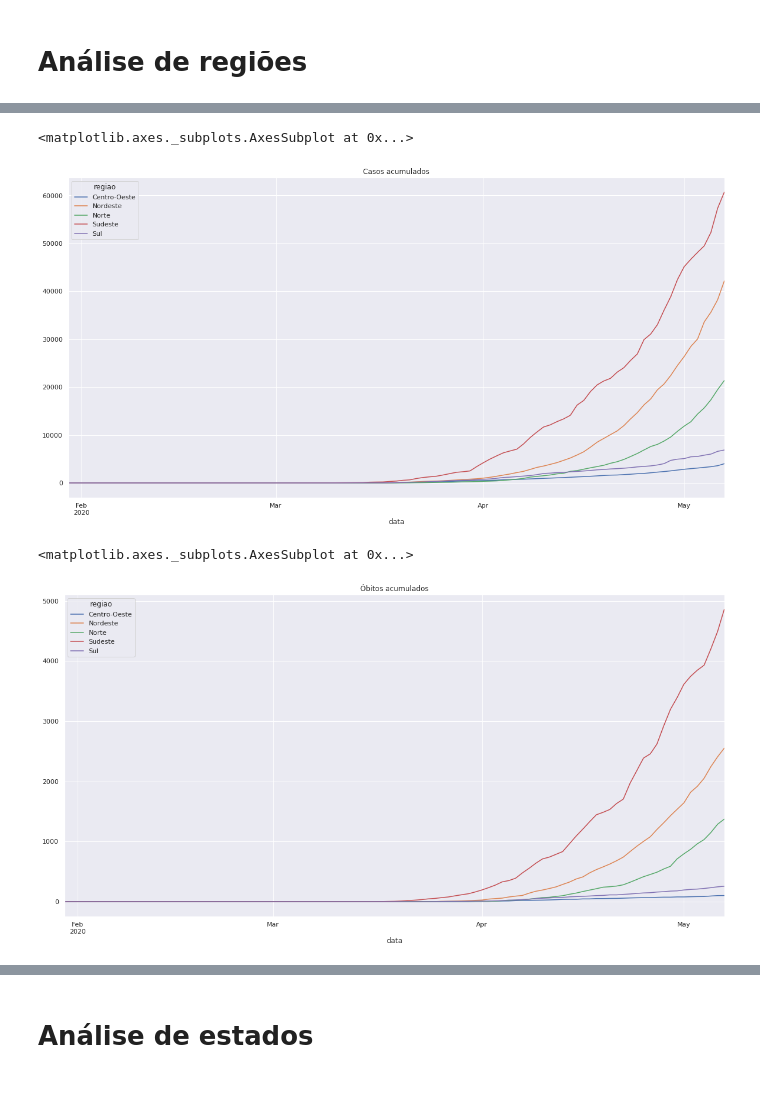
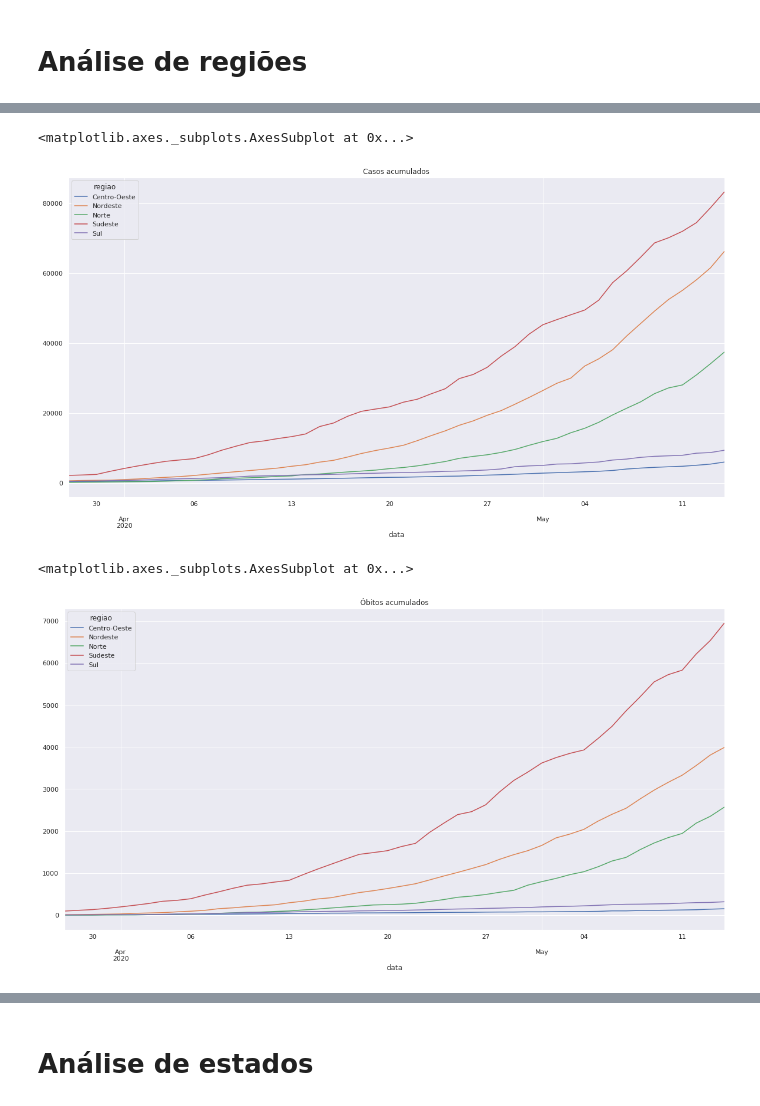
Before and after one commit to kenzosakiyama/corona_virus_brasil, a Jupyter notebook: notebooks/corona_brasil.ipynb, the cells around one changed output, grey strips where cells are left out. Cells and saved outputs as stored; diff of their text form; code cells hidden in the pictures.

```diff
--- a/notebooks/corona_brasil.ipynb
+++ b/notebooks/corona_brasil.ipynb
@@ -3,9 +3,9 @@ import pandas as pd
 import seaborn as sns
 sns.set(rc={"figure.figsize": (20, 10)})
 # %%
-PATH = "../dados/brutos/arquivo_geral_covid_brasil.csv"
+PATH = "../dados/brutos/HIST_PAINEL_COVIDBR_20200514.xlsx"
 # %%
-data_df = pd.read_csv(PATH, sep=";")
+data_df = pd.read_excel(PATH)
 # %%
 data_df["data"] = pd.to_datetime(data_df["data"])
 data_df.sort_values(by="data", inplace=True)
@@ -30,6 +59,4 @@ brasil_df[["casosAcumulados", "obitosAcumulados"]].plot(title="Casos e óbitos a
 # %% [markdown]
 # Análise de regiões
 # %%
-
-regioes_df = data_df.groupby(["data","regiao"]).sum()
-regioes_df.tail()
+regioes_df = data_df[data_df["regiao"] != "Brasil"].groupby(["data", "nomeRegiaoSaude", "regiao"]).sum()
@@ -43,0 +63,3 @@ regioes_df.tail()
+# %%
+regioes_df.reset_index(inplace=True)
+regioes_df = regioes_df.groupby(["data", "regiao"]).sum()
@@ -63,11 +96,11 @@ regioes_df
 # %%
 final_reg_df = regioes_df.pivot(columns="regiao")
-final_reg_df["casosAcumulados"].plot(title="Casos acumulados")
+final_reg_df["casosAcumulado"].plot(title="Casos acumulados")
 # %% [output]
 <matplotlib.axes._subplots.AxesSubplot at 0x...>
-[figure, old version]
+[figure, new version]
 # %%
-final_reg_df["obitosAcumulados"].plot(title="Óbitos acumulados")
+final_reg_df["obitosAcumulado"].plot(title="Óbitos acumulados")
 # %% [output]
 <matplotlib.axes._subplots.AxesSubplot at 0x...>
-[figure, old version]
+[figure, new version]
```
Also changed, not shown: parts of 26 cells of this notebook, 1 other file.
